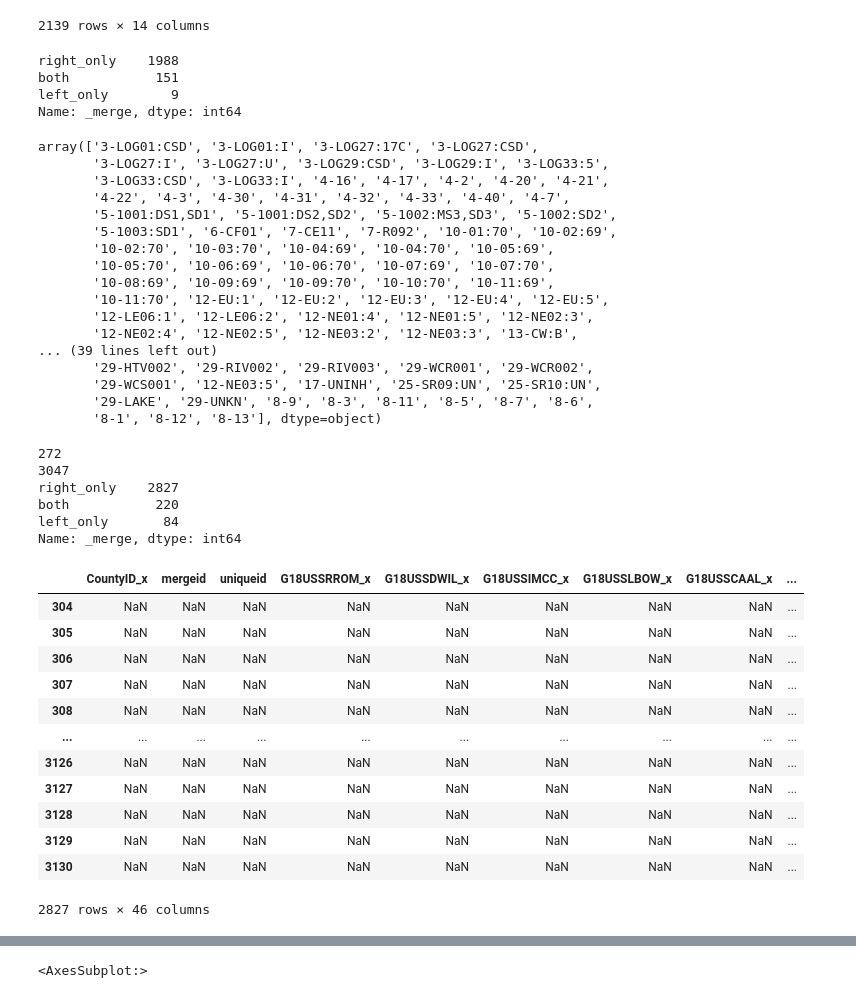
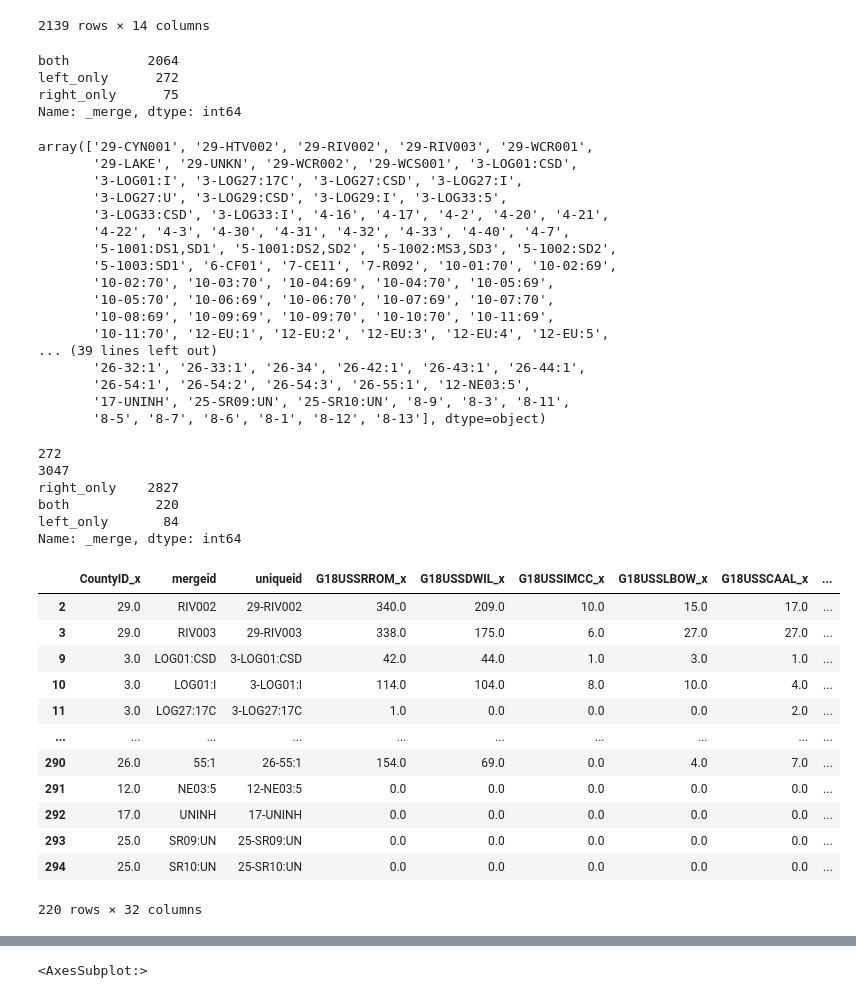
Before and after one commit to nonpartisan-redistricting-datahub/pdv-ut, a Jupyter notebook: vest-ut-2018/validation-2.ipynb, the cells around one changed output, grey strips where cells are left out. Cells and saved outputs as stored; diff of their text form; code cells hidden in the pictures.

```diff
--- a/vest-ut-2018/validation-2.ipynb
+++ b/vest-ut-2018/validation-2.ipynb
@@ -178,8 +178,15 @@ display(ut_senators)
 | 41991 | Morgan | Croydon 15.5 | U S Senate | NaN | Write-In Votes | NaN | 0 | 15 |
 18635 rows × 8 columns
 # %%
+def cast_to_int(num):
+    if num != '*':
+        return int(num)
+    else:
+        return '*'
+
 ut_senators['mergeid'] = ut_senators['countyid'].astype(str)+'-'+ut_senators['precinct']
 ut_senators['candidateid'] = ut_senators['candidate'].map(senator_dict)
+ut_senators['votes'] = ut_senators['votes'].apply(cast_to_int)
 display(ut_senators)
 # %% [output]
 |  | county | precinct | office | district | candidate | party | votes | countyid | mergeid | candidateid |
@@ -578,7 +609 @@ display(merged_with_canvas)
 2336 rows × 19 columns
-# %%
-# Weber county with suppressed votes
-
-pre_suppress = merged_with_canvas
-
-display(pre_suppress[pre_suppress['CountyID'] == 29])
@@ -683,10 +697,12 @@ display(ut_vest_county[(ut_vest_county['county'] == 'Weber') & (ut_vest_county['
 #add 42 missing votes later
 list_of_candidates = ['G18USSCAAL_y','G18USSDWIL_y','G18USSIMCC_y','G18USSLBOW_y','G18USSOWRI_y','G18USSRROM_y']
 for cand in list_of_candidates:
-    suppressed_precincts[cand] = '0'
+    suppressed_precincts[cand] = 0
 display(suppressed_precincts)
 post_suppress = pd.concat([non_suppress, suppressed_precincts])
 display(post_suppress)
+post_suppress = pd.concat([post_suppress, (pre_suppress[pre_suppress['CountyID'] != 29])])
+post_suppress.to_csv('./post_suppress.csv')
 # %% [output]
 |  | CountyID | mergeid | uniqueid | G18USSRROM_x | G18USSDWIL_x | G18USSIMCC_x | G18USSLBOW_x | G18USSCAAL_x | ... |
 | 2240 | 29.0 | WCO001 | 29-WCO001 | 9.0 | 3.0 | 0.0 | 1.0 | 1.0 | ... |
@@ -785,16 +801,18 @@ left_only_geo.to_csv("./only_vest_geo.csv")
 right_only_geo_sorted.to_csv("./only_source_geo.csv")
 merged_geo.to_csv('./both_geo.csv')
 # %% [output]
-right_only    1988
-both           151
-left_only        9
+both          2064
+left_only      272
+right_only      75
 Name: _merge, dtype: int64
 # %%
 non_merged = left_only_geo.joinid.unique()
 display(non_merged)
 # %% [output]
-array(['3-LOG01:CSD', '3-LOG01:I', '3-LOG27:17C', '3-LOG27:CSD',
-       '3-LOG27:I', '3-LOG27:U', '3-LOG29:CSD', '3-LOG29:I', '3-LOG33:5',
+array(['29-CYN001', '29-HTV002', '29-RIV002', '29-RIV003', '29-WCR001',
+       '29-LAKE', '29-UNKN', '29-WCR002', '29-WCS001', '3-LOG01:CSD',
+       '3-LOG01:I', '3-LOG27:17C', '3-LOG27:CSD', '3-LOG27:I',
+       '3-LOG27:U', '3-LOG29:CSD', '3-LOG29:I', '3-LOG33:5',
        '3-LOG33:CSD', '3-LOG33:I', '4-16', '4-17', '4-2', '4-20', '4-21',
        '4-22', '4-3', '4-30', '4-31', '4-32', '4-33', '4-40', '4-7',
        '5-1001:DS1,SD1', '5-1001:DS2,SD2', '5-1002:MS3,SD3', '5-1002:SD2',
@@ -803,23 +821,21 @@ array(['3-LOG01:CSD', '3-LOG01:I', '3-LOG27:17C', '3-LOG27:CSD',
        '10-05:70', '10-06:69', '10-06:70', '10-07:69', '10-07:70',
        '10-08:69', '10-09:69', '10-09:70', '10-10:70', '10-11:69',
        '10-11:70', '12-EU:1', '12-EU:2', '12-EU:3', '12-EU:4', '12-EU:5',
-       '12-LE06:1', '12-LE06:2', '12-NE01:4', '12-NE01:5', '12-NE02:3',
-       '12-NE02:4', '12-NE02:5', '12-NE03:2', '12-NE03:3', '13-CW:B',
 ... (39 lines left out)
-       '29-HTV002', '29-RIV002', '29-RIV003', '29-WCR001', '29-WCR002',
-       '29-WCS001', '12-NE03:5', '17-UNINH', '25-SR09:UN', '25-SR10:UN',
-       '29-LAKE', '29-UNKN', '8-9', '8-3', '8-11', '8-5', '8-7', '8-6',
-       '8-1', '8-12', '8-13'], dtype=object)
+       '26-32:1', '26-33:1', '26-34', '26-42:1', '26-43:1', '26-44:1',
+       '26-54:1', '26-54:2', '26-54:3', '26-55:1', '12-NE03:5',
+       '17-UNINH', '25-SR09:UN', '25-SR10:UN', '8-9', '8-3', '8-11',
+       '8-5', '8-7', '8-6', '8-1', '8-12', '8-13'], dtype=object)
 # %%
 combo_precinct_vista = ut_geo_copy
 combo_precinct_vista['joinid'] = combo_precinct_vista['CountyID'].astype(str) + '-' + combo_precinct_vista['VistaID']
-left_only_geo_copy = left_only_geo.drop(columns = '_merge')
+left_only_geo_copy = left_only_geo.drop(columns = ['_merge', 'geometry_y', 'OBJECTID','CountyID_y','VistaID','SubPrecinc','VersionNbr','EffectiveD','AliasName','Comments','RcvdDate','GlobalID','SHAPE_Leng','SHAPE_Area', 'totals'])
 print(len(left_only_geo_copy))
 print(len(combo_precinct_vista))
 join_attempt_geo2 = pd.merge(left_only_geo_copy, combo_precinct_vista, how="outer",on="joinid",indicator=True)
 print(join_attempt_geo2["_merge"].value_counts())
 
-
+merged_geo2 = join_attempt_geo2[join_attempt_geo2["_merge"]=="both"]
 right_only_geo2 = join_attempt_geo2[join_attempt_geo2["_merge"]=="right_only"]
 right_only_geo2_sorted = right_only_geo2.sort_values('joinid')
 left_only_geo2 = join_attempt_geo2[join_attempt_geo2["_merge"]=="left_only"]
@@ -836,21 +852,21 @@ Name: _merge, dtype: int64
 # %%
 join_attempt_geo2[join_attempt_geo2["_merge"]=="both"].to_csv("./both_geo2.csv")
 
-display(right_only_geo2)
+display(merged_geo2)
 # %% [output]
 |  | CountyID_x | mergeid | uniqueid | G18USSRROM_x | G18USSDWIL_x | G18USSIMCC_x | G18USSLBOW_x | G18USSCAAL_x | ... |
-| 304 | NaN | NaN | NaN | NaN | NaN | NaN | NaN | NaN | ... |
-| 305 | NaN | NaN | NaN | NaN | NaN | NaN | NaN | NaN | ... |
-| 306 | NaN | NaN | NaN | NaN | NaN | NaN | NaN | NaN | ... |
-| 307 | NaN | NaN | NaN | NaN | NaN | NaN | NaN | NaN | ... |
-| 308 | NaN | NaN | NaN | NaN | NaN | NaN | NaN | NaN | ... |
+| 2 | 29.0 | RIV002 | 29-RIV002 | 340.0 | 209.0 | 10.0 | 15.0 | 17.0 | ... |
+| 3 | 29.0 | RIV003 | 29-RIV003 | 338.0 | 175.0 | 6.0 | 27.0 | 27.0 | ... |
+| 9 | 3.0 | LOG01:CSD | 3-LOG01:CSD | 42.0 | 44.0 | 1.0 | 3.0 | 1.0 | ... |
+| 10 | 3.0 | LOG01:I | 3-LOG01:I | 114.0 | 104.0 | 8.0 | 10.0 | 4.0 | ... |
+| 11 | 3.0 | LOG27:17C | 3-LOG27:17C | 1.0 | 0.0 | 0.0 | 0.0 | 2.0 | ... |
 | ... | ... | ... | ... | ... | ... | ... | ... | ... | ... |
-| 3126 | NaN | NaN | NaN | NaN | NaN | NaN | NaN | NaN | ... |
-| 3127 | NaN | NaN | NaN | NaN | NaN | NaN | NaN | NaN | ... |
-| 3128 | NaN | NaN | NaN | NaN | NaN | NaN | NaN | NaN | ... |
-| 3129 | NaN | NaN | NaN | NaN | NaN | NaN | NaN | NaN | ... |
-| 3130 | NaN | NaN | NaN | NaN | NaN | NaN | NaN | NaN | ... |
+| 290 | 26.0 | 55:1 | 26-55:1 | 154.0 | 69.0 | 0.0 | 4.0 | 7.0 | ... |
+| 291 | 12.0 | NE03:5 | 12-NE03:5 | 0.0 | 0.0 | 0.0 | 0.0 | 0.0 | ... |
+| 292 | 17.0 | UNINH | 17-UNINH | 0.0 | 0.0 | 0.0 | 0.0 | 0.0 | ... |
+| 293 | 25.0 | SR09:UN | 25-SR09:UN | 0.0 | 0.0 | 0.0 | 0.0 | 0.0 | ... |
+| 294 | 25.0 | SR10:UN | 25-SR10:UN | 0.0 | 0.0 | 0.0 | 0.0 | 0.0 | ... |
-2827 rows × 46 columns
+220 rows × 32 columns
 # %%
 print(left_only_geo2.joinid.unique())
 # %% [output]
```
Also changed, not shown: parts of 20 cells of this notebook, 16 other files.
